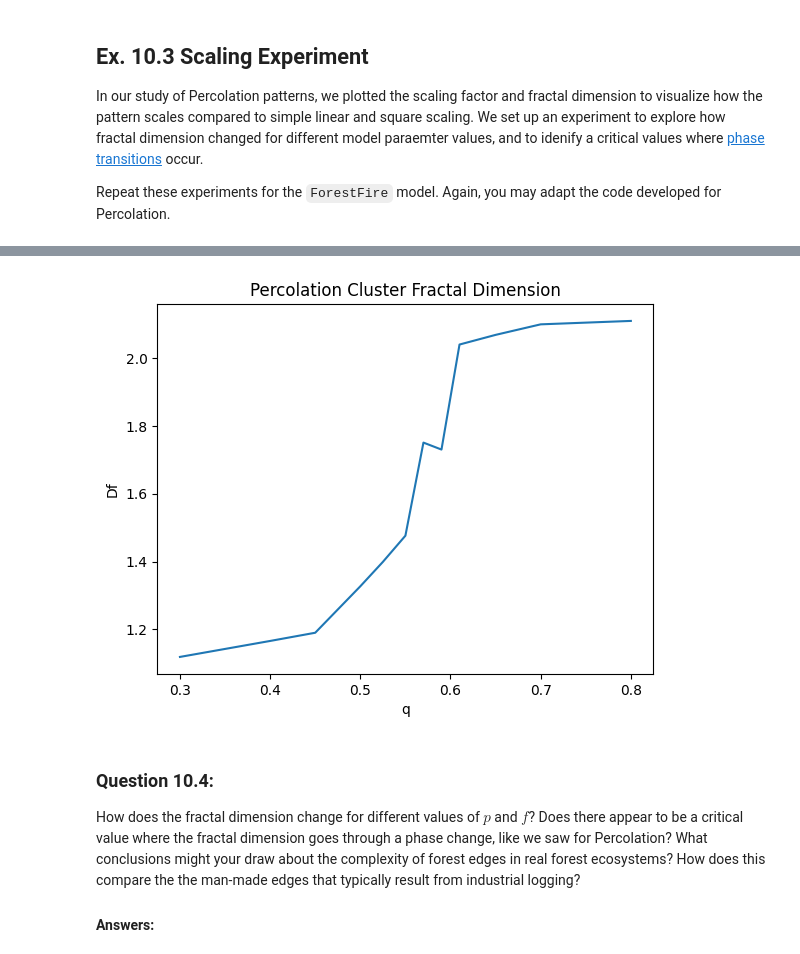
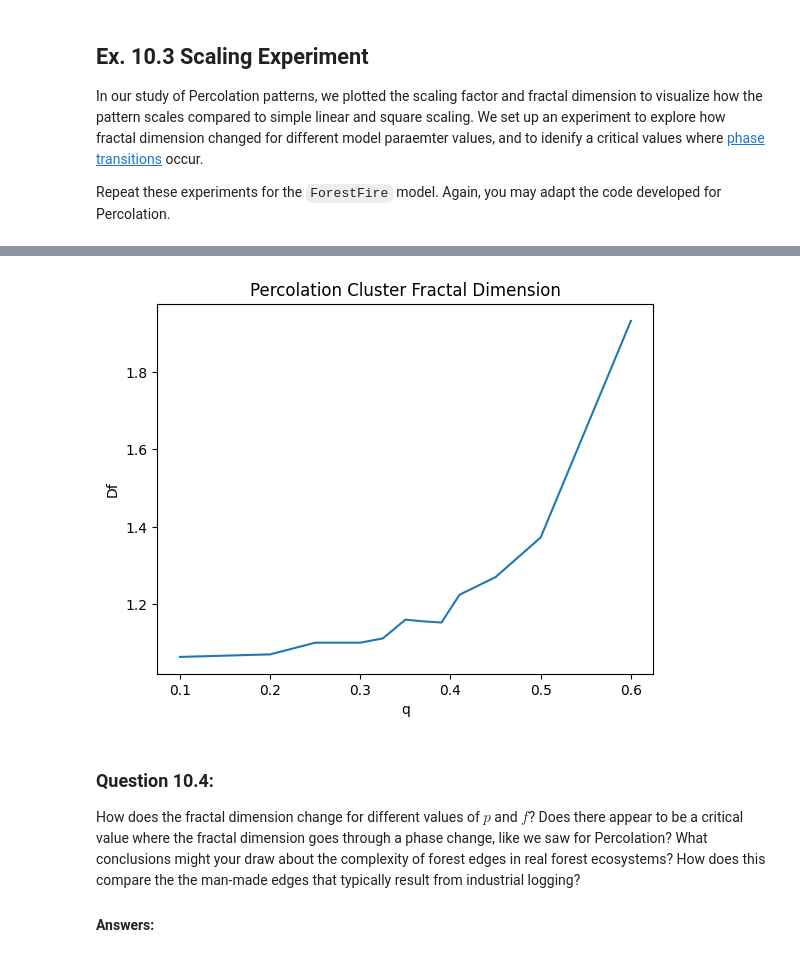
Before and after one commit to WilliamQin65/cap-comp215, a Jupyter notebook: labs/lab10.ipynb, the cells around one changed output, grey strips where cells are left out. Saved outputs shown, nothing was run; the diff lists cells and outputs as text; code cells hidden in the pictures.

```diff
--- a/labs/lab10.ipynb
+++ b/labs/lab10.ipynb
@@ -664,3 +662,9 @@ Plot the graph that shows the box-count data in relation to a simple linear and
+# %%
+# Ex. 10.2 here
+def log_slope(xs, ys):
+    """ Estimate the slope of log-space plot of data points using linear regression """
+    slope,*_ = linregress(np.log(xs), np.log(ys))
+    return slope
 # %% [markdown]
 ## Ex. 10.3  Scaling Experiment
 
@@ -706,28 +710,28 @@ scaling_experiment(n, q)
 # %%
 def fractal_dimensions_experiment(qs, n=100):
     """
     Plot how the fractal dimension of percolation clusters change for different values of q
     """
     calibres = np.array(range(2, n//2, 10))
     fractal_dimensions = []
     for q in qs:
         perc = Percolation(n, q)
         perc.simulate()
         wet_counts = np.array([box_count(perc.array, calibre) for calibre in calibres])
         xs = perc.n / calibres  # xs are the number of grid squares so counts scale in same direction
 
         fractal_dimensions.append(log_slope(xs, wet_counts) )
     return fractal_dimensions
 
 n = 200
-qs=[0.3, 0.4, 0.45, 0.5, 0.525, 0.55, 0.57, 0.59, 0.61, 0.65, 0.7, 0.8]
+qs=[0.1, 0.2, 0.25, 0.3, 0.325, 0.35, 0.37, 0.39, 0.41, 0.45, 0.5, 0.6]
 dims = fractal_dimensions_experiment(qs, n)
 title = f'Percolation Cluster Fractal Dimension'
 plt.gca().set(title=title, xlabel='q', ylabel='Df')
 plt.plot(qs, dims)
 plt.show()
 # %% [output]
-[figure, old version]
+[figure, new version]
 # %%
 # Ex. 10.3 here
 # %% [markdown]
```
Also changed, not shown: parts of 3 cells of this notebook.
